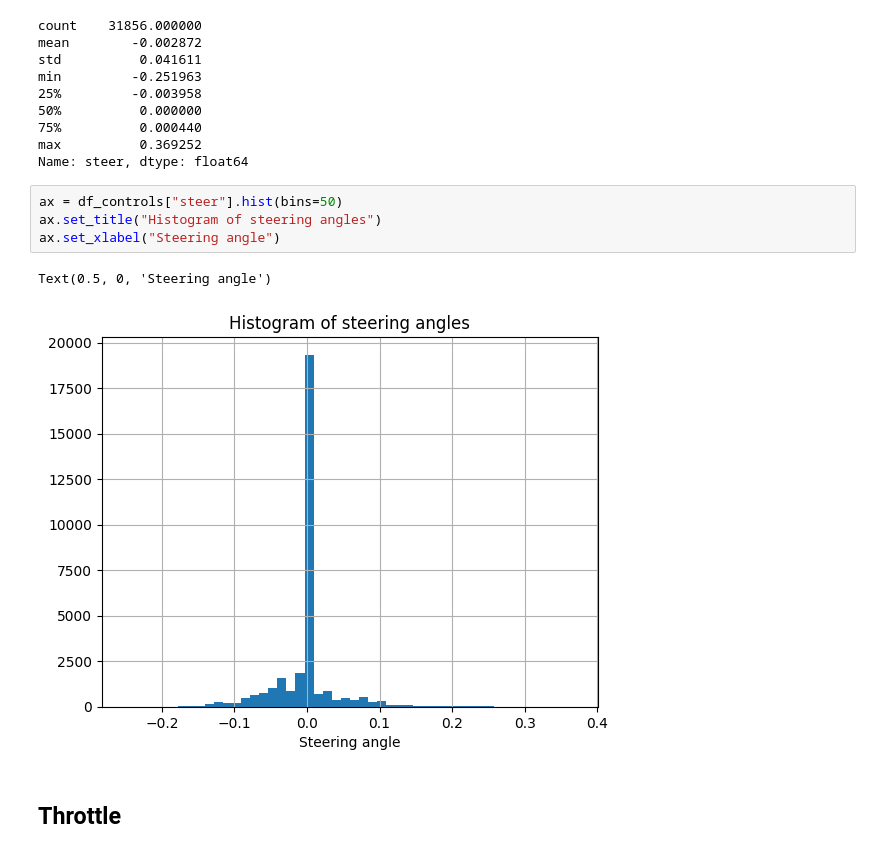
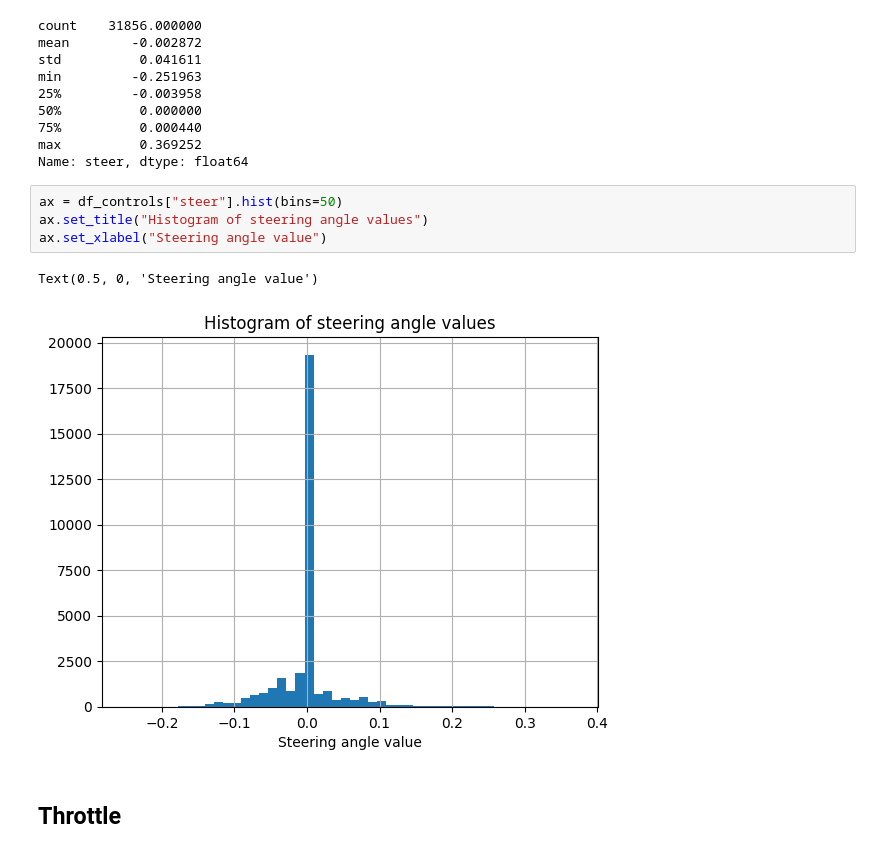
Before and after one commit to ulrik2204/carla_experiments, a Jupyter notebook: dataset_exploration.ipynb, the cells around one changed output. Drawn from its saved outputs; the diff is of its cells as text.

Commit message:
fix: update dataset exploration graphs

```diff
--- a/dataset_exploration.ipynb
+++ b/dataset_exploration.ipynb
@@ -40,11 +40,11 @@ max          0.369252
 Name: steer, dtype: float64
 # %%
 ax = df_controls["steer"].hist(bins=50)
-ax.set_title("Histogram of steering angles")
-ax.set_xlabel("Steering angle")
+ax.set_title("Histogram of steering angle values")
+ax.set_xlabel("Steering angle value")
 # %% [output]
-Text(0.5, 0, 'Steering angle')
+Text(0.5, 0, 'Steering angle value')
-[figure, old version]
+[figure, new version]
 # %% [markdown]
 ## Throttle
 # %%
```
Also changed, not shown: parts of 1 cell of this notebook.
